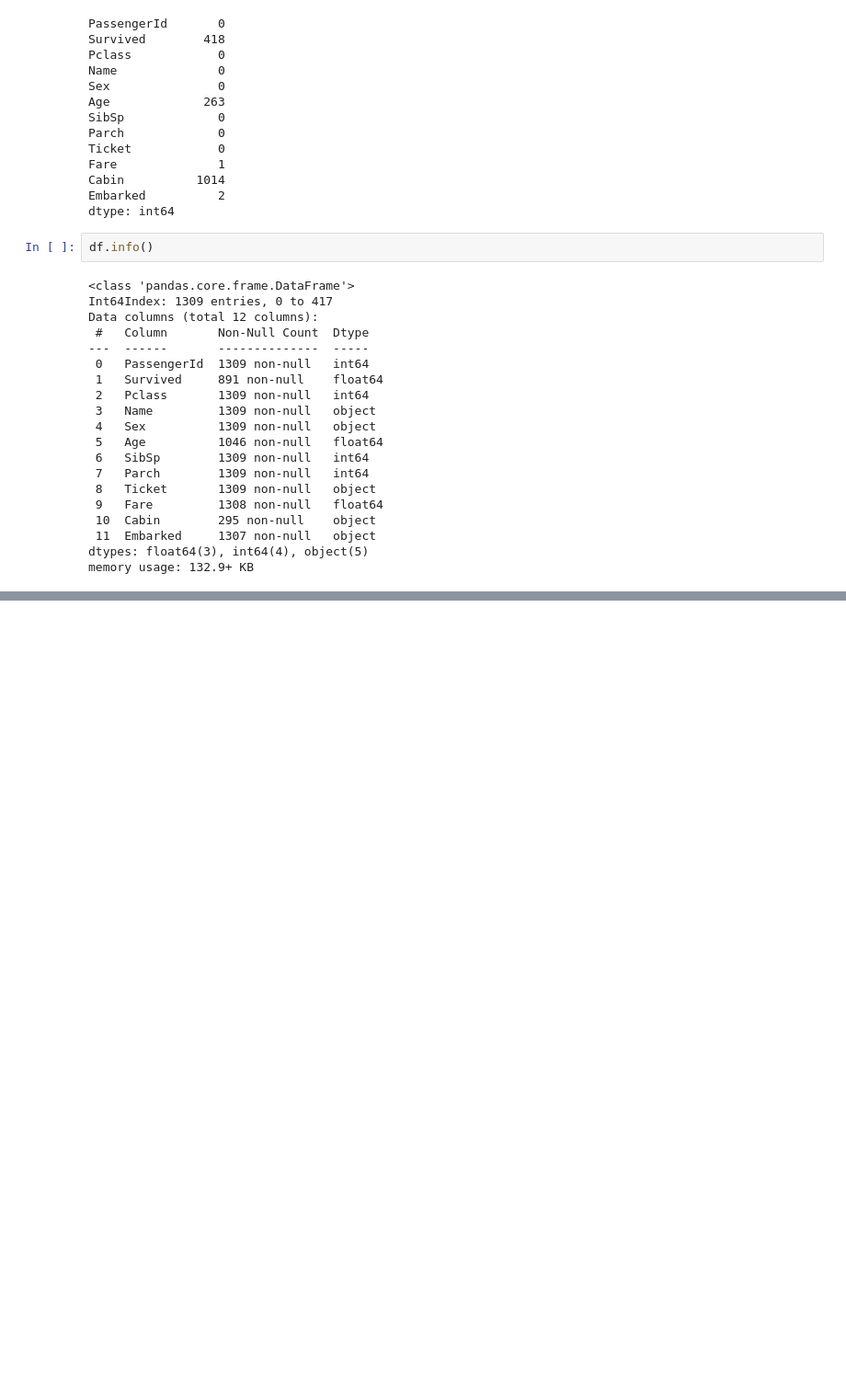
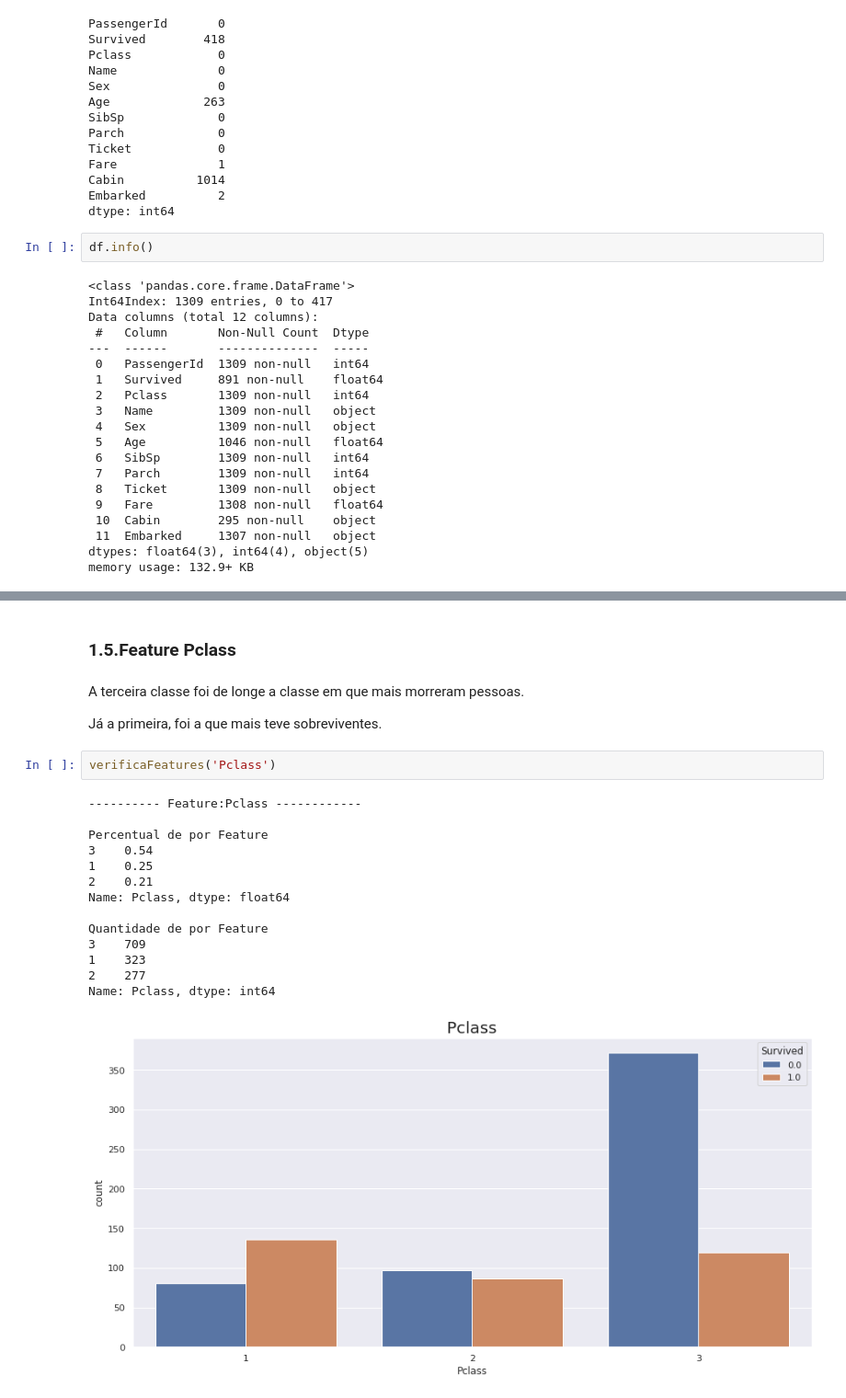
Before and after one commit to j2evaldo/titanic, a Jupyter notebook: titanic_01.ipynb, the cells around one changed output, grey strips where cells are left out. Shown at 92% size. Drawn from its saved outputs; the diff is of its cells as text; blank space fills up the shorter version.

```diff
--- a/titanic_01.ipynb
+++ b/titanic_01.ipynb
@@ -175,0 +218,23 @@ Outro ponto é que a Feature PassengerId é um campo sequencial, logo creio que
+# %% [markdown]
+### **1.5.Feature Pclass**
+# %% [markdown]
+A terceira classe foi de longe a classe em que mais morreram pessoas.
+
+Já a primeira, foi a que mais teve sobreviventes.
+# %%
+verificaFeatures('Pclass')
+# %% [output]
+---------- Feature:Pclass ------------
+
+Percentual de por Feature
+3    0.54
+1    0.25
+2    0.21
+Name: Pclass, dtype: float64
+
+Quantidade de por Feature
+3    709
+1    323
+2    277
+Name: Pclass, dtype: int64
+[figure, added]
```
Also changed, not shown: parts of 19 cells of this notebook.
